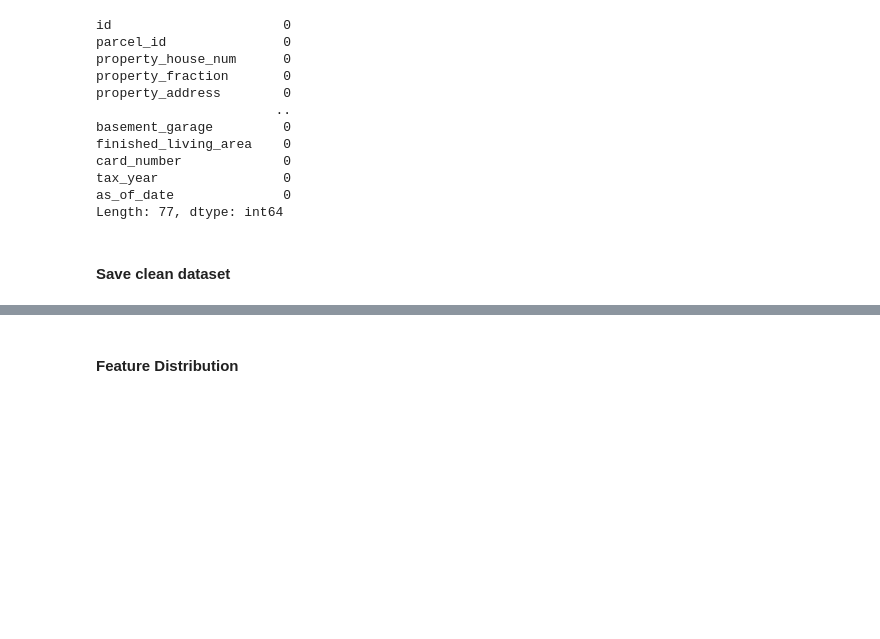
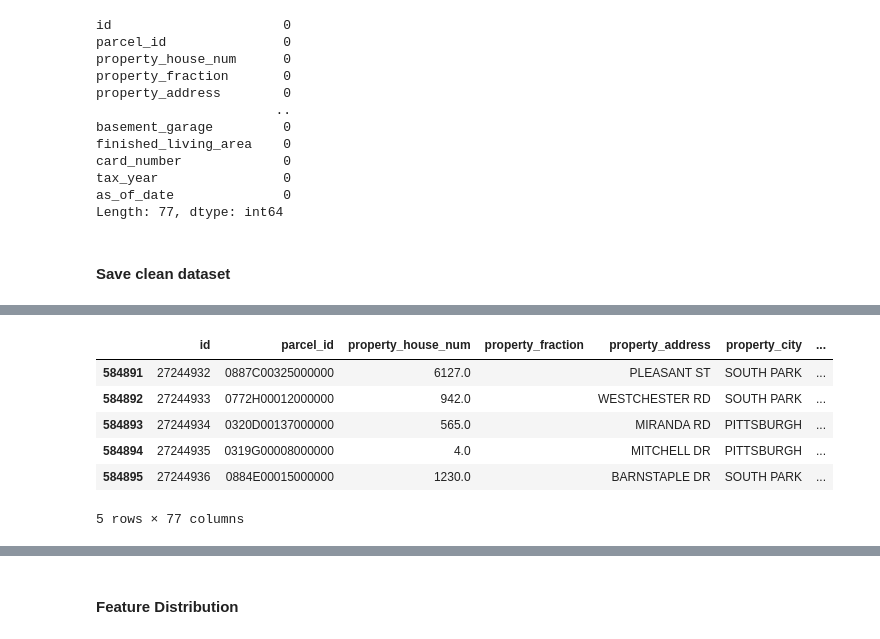
Before and after one commit to ussamasaeed/Allegheny-County-Property-Sale-analysis, a Jupyter notebook: notebook.ipynb, the cells around one changed output, grey strips where cells are left out. Cells and saved outputs as stored; diff of their text form; code cells hidden in the pictures; blank space fills up the shorter version.

```diff
--- a/notebook.ipynb
+++ b/notebook.ipynb
@@ -468,0 +483,10 @@ data.to_csv("cleaned_property_dataset.csv", index=False)
+# %%
+df.tail()
+# %% [output]
+|  | id | parcel_id | property_house_num | property_fraction | property_address | property_city | ... |
+| 584891 | 27244932 | 0887C00325000000 | 6127.0 |  | PLEASANT ST | SOUTH PARK | ... |
+| 584892 | 27244933 | 0772H00012000000 | 942.0 |  | WESTCHESTER RD | SOUTH PARK | ... |
+| 584893 | 27244934 | 0320D00137000000 | 565.0 |  | MIRANDA RD | PITTSBURGH | ... |
+| 584894 | 27244935 | 0319G00008000000 | 4.0 |  | MITCHELL DR | PITTSBURGH | ... |
+| 584895 | 27244936 | 0884E00015000000 | 1230.0 |  | BARNSTAPLE DR | SOUTH PARK | ... |
+5 rows × 77 columns
```
Also changed, not shown: parts of 6 cells of this notebook.
